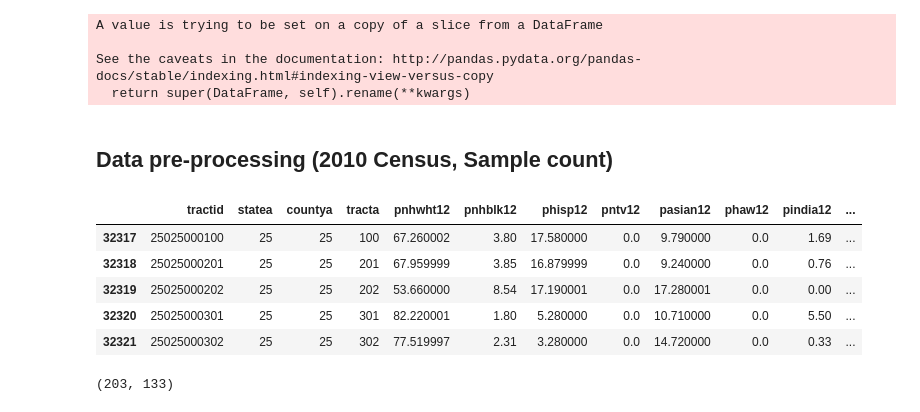
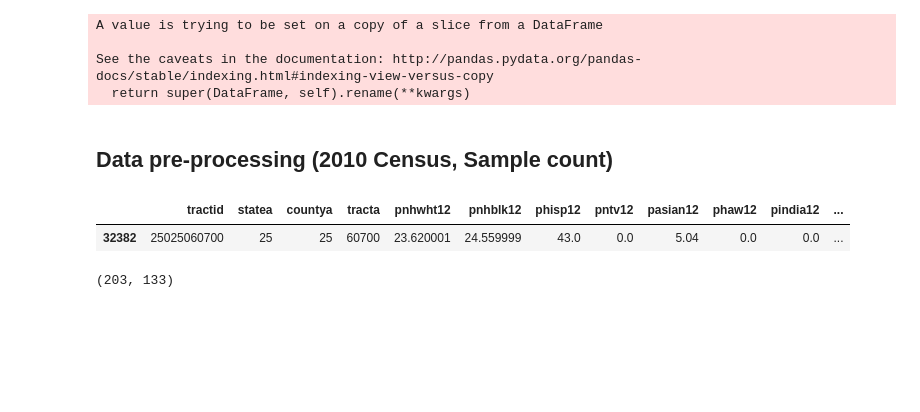
Before and after one commit to krbarounis/Predicting_Gentrification, a Jupyter notebook: Census_Data.ipynb, the cells around one changed output. Saved outputs shown, nothing was run; the diff lists cells and outputs as text; code cells hidden in the pictures; blank space fills up the shorter version.

```diff
--- a/Census_Data.ipynb
+++ b/Census_Data.ipynb
@@ -123,15 +123,11 @@ df_MA_sample_2010 = df_2010_2[(df_2010_2['statea']==25) & (df_2010_2['countya']=
 # most of the variables in the sample files are derived from values in the full count files, so we are going
 # to ignore those
 # additionally, 2010 ACS has more variables - we are selecting only those that are in 2000 also
-# %%
-df_MA_sample_2010.head()
-# %% [output]
-|  | tractid | statea | countya | tracta | pnhwht12 | pnhblk12 | phisp12 | pntv12 | pasian12 | phaw12 | pindia12 | ... |
-| 32317 | 25025000100 | 25 | 25 | 100 | 67.260002 | 3.80 | 17.580000 | 0.0 | 9.790000 | 0.0 | 1.69 | ... |
-| 32318 | 25025000201 | 25 | 25 | 201 | 67.959999 | 3.85 | 16.879999 | 0.0 | 9.240000 | 0.0 | 0.76 | ... |
-| 32319 | 25025000202 | 25 | 25 | 202 | 53.660000 | 8.54 | 17.190001 | 0.0 | 17.280001 | 0.0 | 0.00 | ... |
-| 32320 | 25025000301 | 25 | 25 | 301 | 82.220001 | 1.80 | 5.280000 | 0.0 | 10.710000 | 0.0 | 5.50 | ... |
-| 32321 | 25025000302 | 25 | 25 | 302 | 77.519997 | 2.31 | 3.280000 | 0.0 | 14.720000 | 0.0 | 0.33 | ... |
+# %%
+df_MA_sample_2010[df_MA_sample_2010['tractid']==25025060700]
+# %% [output]
+|  | tractid | statea | countya | tracta | pnhwht12 | pnhblk12 | phisp12 | pntv12 | pasian12 | phaw12 | pindia12 | ... |
+| 32382 | 25025060700 | 25 | 25 | 60700 | 23.620001 | 24.559999 | 43.0 | 0.0 | 5.04 | 0.0 | 0.0 | ... |
 # %%
 # recreate the list of columns from the 2000 dataset to match format
 columns = []
```
Also changed, not shown: parts of 3 cells of this notebook.
